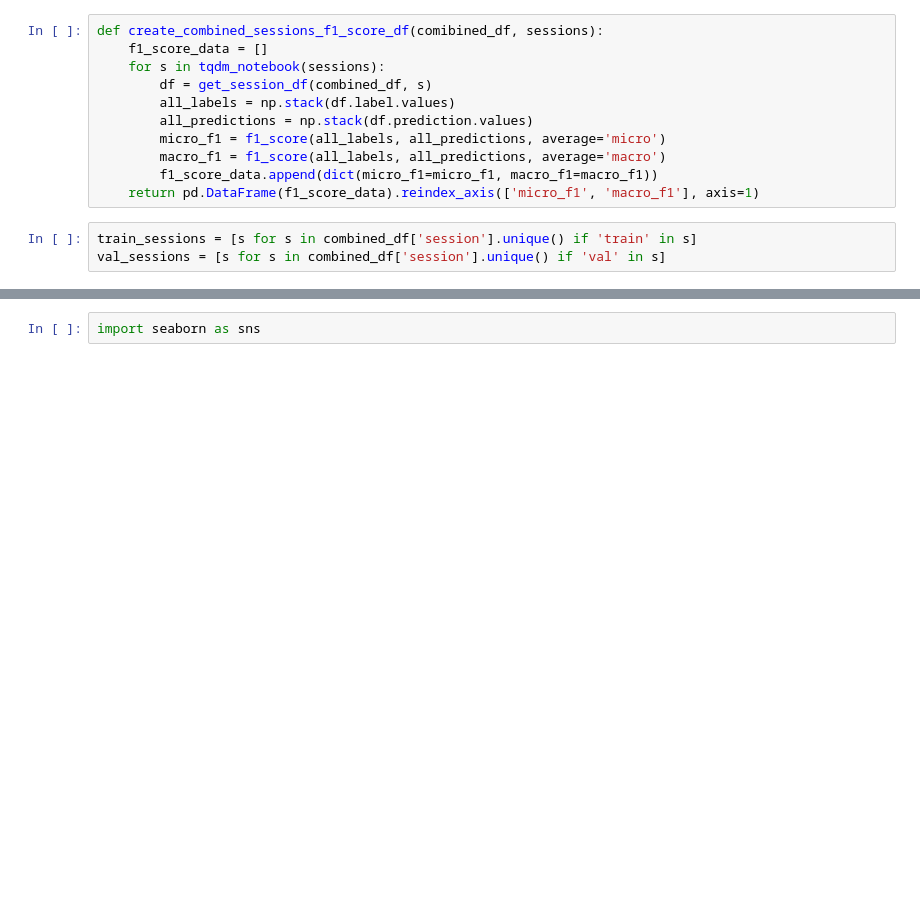
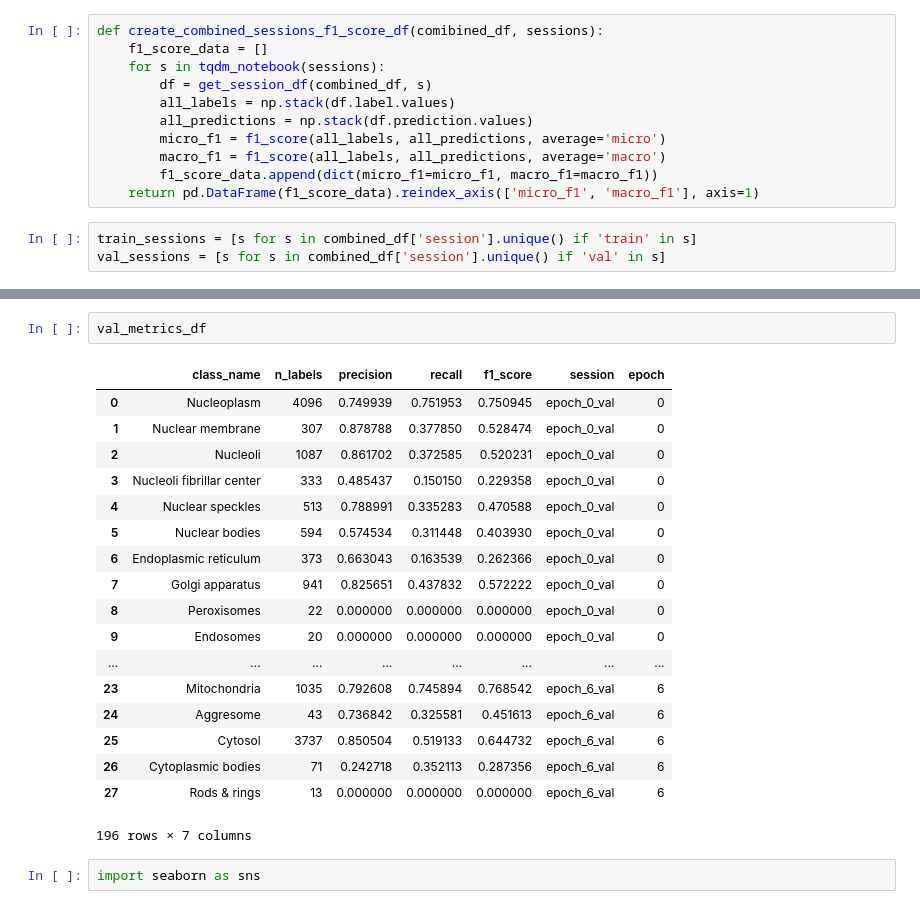
Before and after one commit to kevinlu1211/atlas-human-protein-classification, a Jupyter notebook: src/notebook/diagnosis.ipynb, the cells around one changed output, grey strips where cells are left out. Drawn from its saved outputs; the diff is of its cells as text; blank space fills up the shorter version.

```diff
--- a/src/notebook/diagnosis.ipynb
+++ b/src/notebook/diagnosis.ipynb
@@ -136,3 +168,24 @@ val_f1_score_df
+# %%
+val_metrics_df
+# %% [output]
+|  | class_name | n_labels | precision | recall | f1_score | session | epoch |
+| 0 | Nucleoplasm | 4096 | 0.749939 | 0.751953 | 0.750945 | epoch_0_val | 0 |
+| 1 | Nuclear membrane | 307 | 0.878788 | 0.377850 | 0.528474 | epoch_0_val | 0 |
+| 2 | Nucleoli | 1087 | 0.861702 | 0.372585 | 0.520231 | epoch_0_val | 0 |
+| 3 | Nucleoli fibrillar center | 333 | 0.485437 | 0.150150 | 0.229358 | epoch_0_val | 0 |
+| 4 | Nuclear speckles | 513 | 0.788991 | 0.335283 | 0.470588 | epoch_0_val | 0 |
+| 5 | Nuclear bodies | 594 | 0.574534 | 0.311448 | 0.403930 | epoch_0_val | 0 |
+| 6 | Endoplasmic reticulum | 373 | 0.663043 | 0.163539 | 0.262366 | epoch_0_val | 0 |
+| 7 | Golgi apparatus | 941 | 0.825651 | 0.437832 | 0.572222 | epoch_0_val | 0 |
+| 8 | Peroxisomes | 22 | 0.000000 | 0.000000 | 0.000000 | epoch_0_val | 0 |
+| 9 | Endosomes | 20 | 0.000000 | 0.000000 | 0.000000 | epoch_0_val | 0 |
+| ... | ... | ... | ... | ... | ... | ... | ... |
+| 23 | Mitochondria | 1035 | 0.792608 | 0.745894 | 0.768542 | epoch_6_val | 6 |
+| 24 | Aggresome | 43 | 0.736842 | 0.325581 | 0.451613 | epoch_6_val | 6 |
+| 25 | Cytosol | 3737 | 0.850504 | 0.519133 | 0.644732 | epoch_6_val | 6 |
+| 26 | Cytoplasmic bodies | 71 | 0.242718 | 0.352113 | 0.287356 | epoch_6_val | 6 |
+| 27 | Rods & rings | 13 | 0.000000 | 0.000000 | 0.000000 | epoch_6_val | 6 |
+196 rows × 7 columns
 # %%
 import seaborn as sns
 # %%
```
Also changed, not shown: parts of 9 cells of this notebook, 5 other files.
